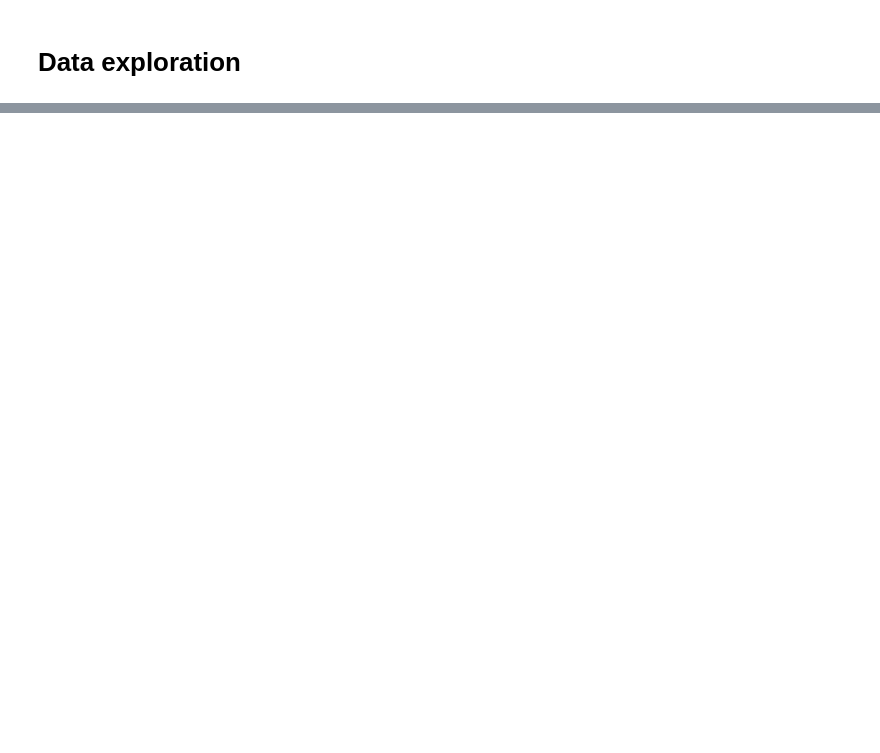
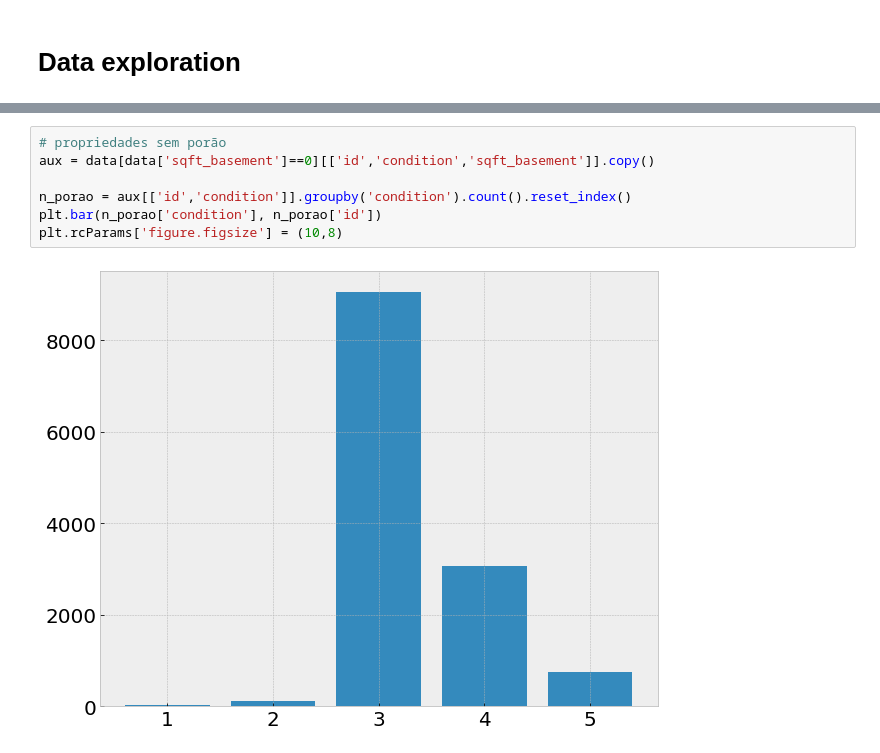
Before and after one commit to obregonrodrigo/house-rocket-insights, a Jupyter notebook: notebooks/notebook.ipynb, the cells around one changed output, grey strips where cells are left out. Drawn from its saved outputs; the diff is of its cells as text; blank space fills up the shorter version.

```diff
--- a/notebooks/notebook.ipynb
+++ b/notebooks/notebook.ipynb
@@ -399,0 +448,9 @@ print('\nPropriedades com vista para água são', '{:,.2f}'.format(percent),'% m
+# %%
+# propriedades sem porão
+aux = data[data['sqft_basement']==0][['id','condition','sqft_basement']].copy()
+
+n_porao = aux[['id','condition']].groupby('condition').count().reset_index()
+plt.bar(n_porao['condition'], n_porao['id'])
+plt.rcParams['figure.figsize'] = (10,8)
+# %% [output]
+[figure, added]
```
Also changed, not shown: parts of 45 cells of this notebook, 10 other files.
